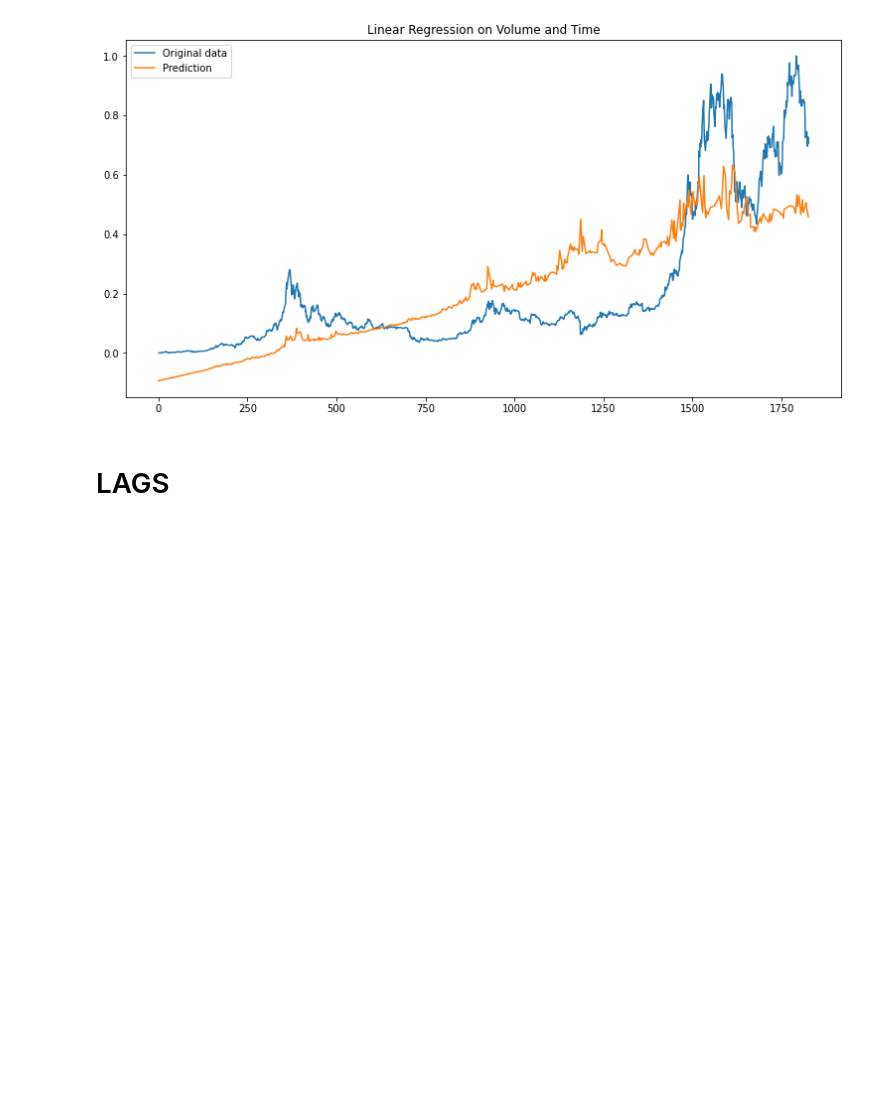
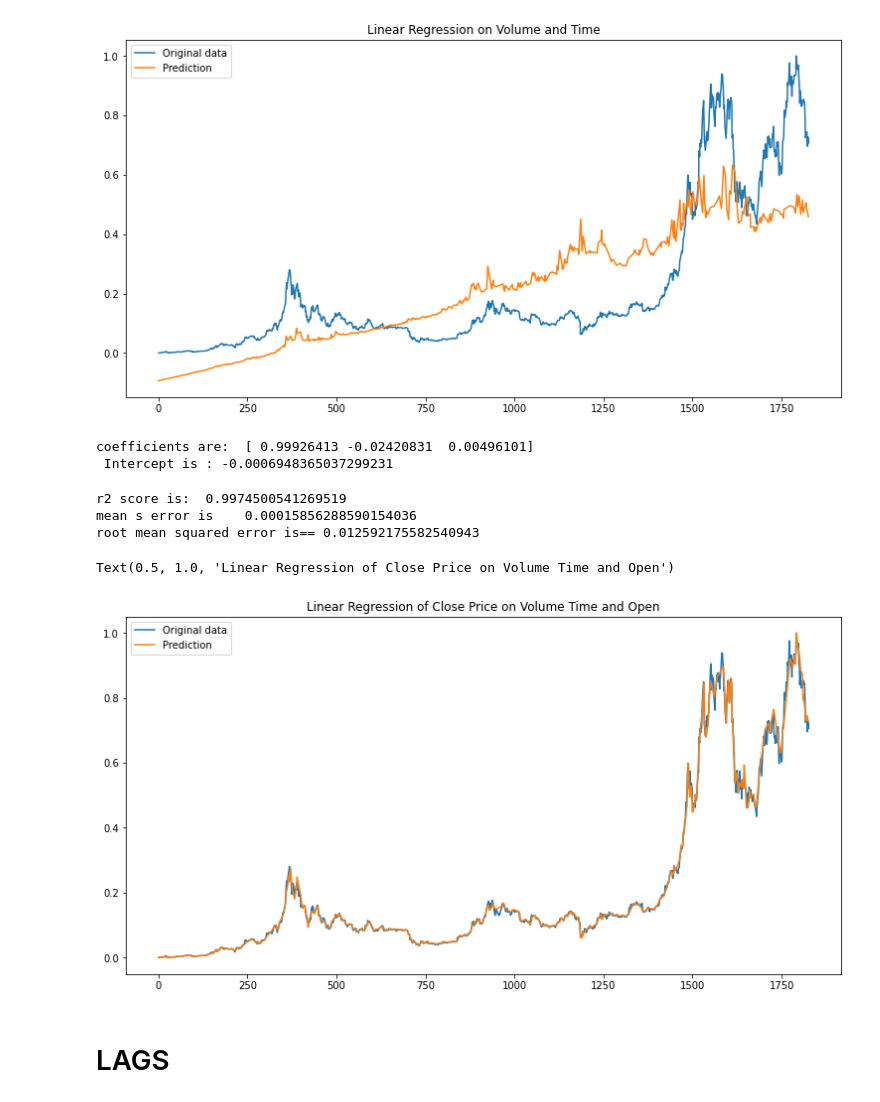
Before and after one commit to JimTsiob/Machine-Learning-project, a Jupyter notebook: lin.ipynb, the cells around one changed output. Drawn from its saved outputs; the diff is of its cells as text; code cells hidden in the pictures; blank space fills up the shorter version.

```diff
--- a/lin.ipynb
+++ b/lin.ipynb
@@ -173,6 +155,54 @@ ax1.set_title("Linear Regression on Volume and Time")
 # %% [output]
 Text(0.5, 1.0, 'Linear Regression on Volume and Time')
 [figure]
+# %%
+from sklearn.model_selection import train_test_split
+x=data_scaled[['Open','Volume', 'Time_dummy']]
+y=data_scaled['Close']
+# print(x.head)
+
+x_train,x_test,y_train,y_test=train_test_split(x,y,test_size=0.25,random_state=5849)
+
+from sklearn.linear_model import LinearRegression
+# creating an object of LinearRegression class
+LR = LinearRegression()
+# fitting the training data-75% of the dataset
+LR.fit(x_train,y_train)
+print("coefficients are: ", LR.coef_)
+print(" Intercept is :", LR.intercept_)
+
+#predicting using the x_test
+y_hat=pd.Series(LR.predict(x_test),index=x_test["Volume"].index)
+# %% [output]
+coefficients are:  [ 0.99926413 -0.02420831  0.00496101]
+ Intercept is : -0.0006948365037299231
+# %%
+# importing r2_score module
+from sklearn.metrics import r2_score
+from sklearn.metrics import mean_squared_error
+
+# predicting the accuracy score
+score=r2_score(y_test,y_hat)
+print('r2 score is: ', score)
+print('mean s error is   ',mean_squared_error(y_test,y_hat))
+print('root mean squared error is==',np.sqrt(mean_squared_error(y_test,y_hat)))
+# %% [output]
+r2 score is:  0.9974500541269519
+mean s error is    0.00015856288590154036
+root mean squared error is== 0.012592175582540943
+# %%
+
+y_train.sort_index(inplace=True)
+y_hat.sort_index(inplace=True)
+fig1=plt.figure(figsize=(10,5))
+ax1=fig1.add_axes([0,0,1,1])
+ax1.plot(y_train, label="Original data")
+ax1.plot(y_hat, label="Prediction")
+ax1.legend()
+ax1.set_title("Linear Regression of Close Price on Volume Time and Open")
+# %% [output]
+Text(0.5, 1.0, 'Linear Regression of Close Price on Volume Time and Open')
+[figure, added]
 # %% [markdown]
 # LAGS
 # %%
```
Also changed, not shown: parts of 32 cells of this notebook, 3 other files.
